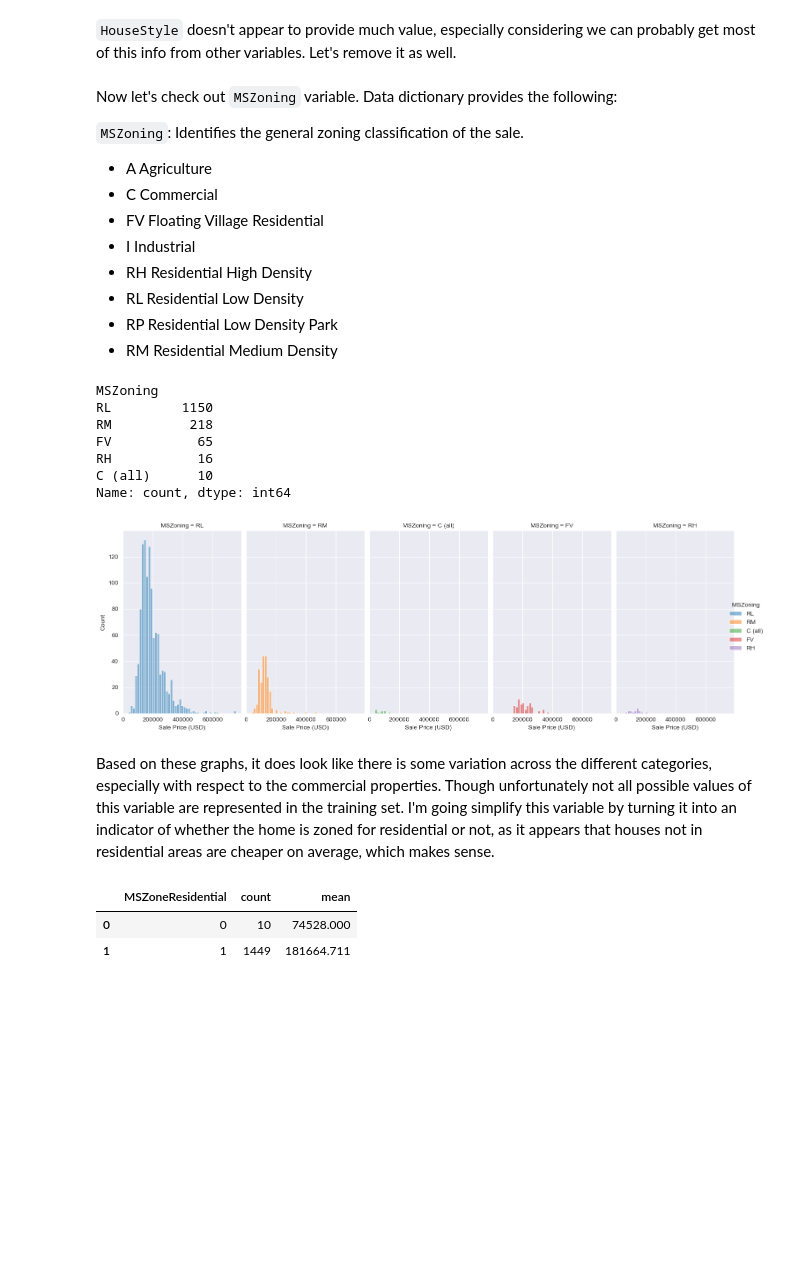
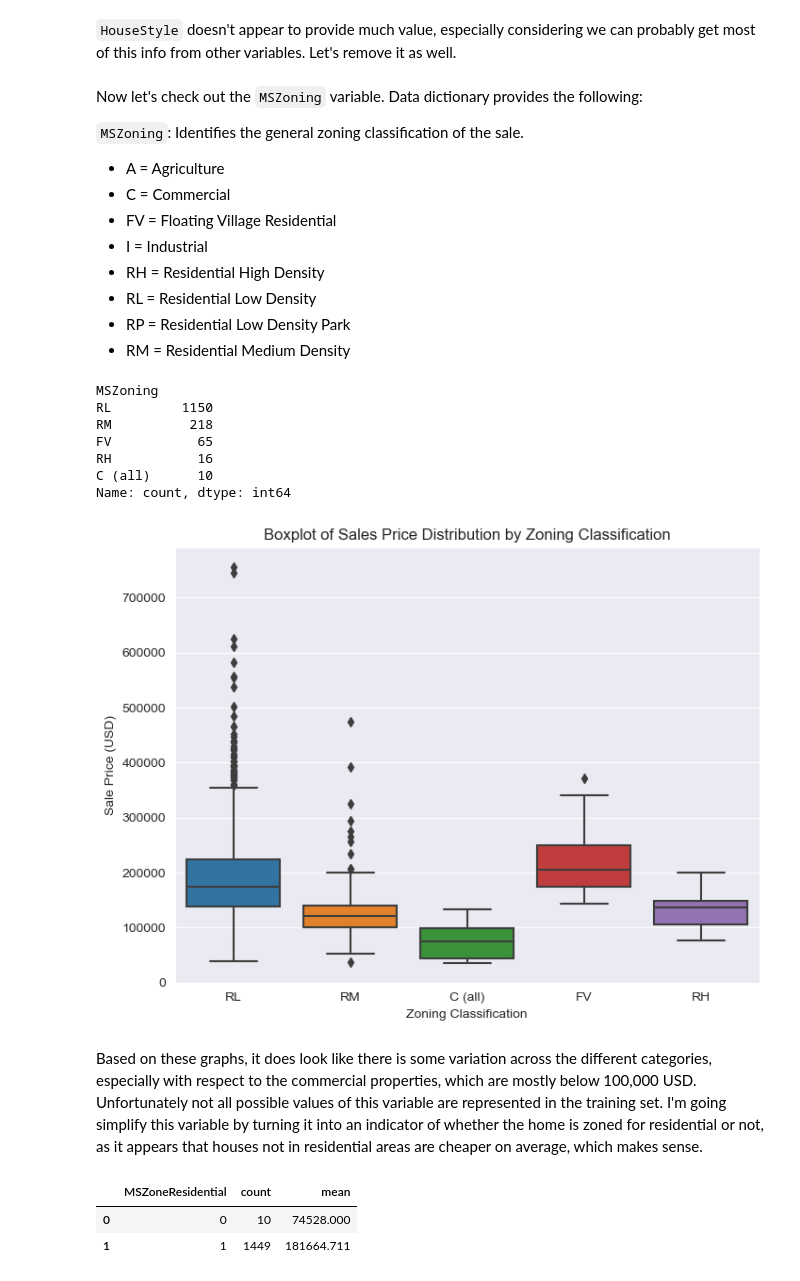
Before and after one commit to faupel15/Housing_Price_Prediction, a Jupyter notebook: Housing_Price_Prediction.ipynb, the cells around one changed output. Cells and saved outputs as stored; diff of their text form; code cells hidden in the pictures; blank space fills up the shorter version.

```diff
--- a/Housing_Price_Prediction.ipynb
+++ b/Housing_Price_Prediction.ipynb
@@ -857,6 +859,6 @@ I think `BldgType` could be simplified to classify houses as either 'Singular' a
 # %%
 # Create new variable based on simplified categories of BldgType
-houses['BldgType_cat'] = np.select([(houses['BldgType'] == '1Fam')], ['Singular'], default='Communal')
+houses['BldgType_cat'] = np.select([(houses['BldgType'] == '1Fam') | (houses['BldgType'] == 'TwnhsE')], ['Singular'], default='Communal')
 
 # Drop BldgType
 houses.drop(columns=['BldgType'], inplace=True)
@@ -885,50 +887,50 @@ houses.groupby('HouseStyle', as_index=False)['SalePrice'].agg(['count', 'mean',
 # %%
 houses.drop(columns=['HouseStyle'], inplace=True)
 # %% [markdown]
-Now let's check out `MSZoning` variable. Data dictionary provides the following:
+Now let's check out the `MSZoning` variable. Data dictionary provides the following:
 
 `MSZoning`: Identifies the general zoning classification of the sale.
 
-- A	Agriculture
-- C	Commercial
-- FV	Floating Village Residential
-- I	Industrial
-- RH	Residential High Density
-- RL	Residential Low Density
-- RP	Residential Low Density Park
-- RM	Residential Medium Density
+- A	 = Agriculture
+- C	 = Commercial
+- FV = 	Floating Village Residential
+- I	 = Industrial
+- RH = 	Residential High Density
+- RL = 	Residential Low Density
+- RP = 	Residential Low Density Park
+- RM = 	Residential Medium Density
 # %%
 # Show the counts of each group
 display(houses['MSZoning'].value_counts())
 
-# Plot distribution of SalePrice across MSZoning groups
-h = sns.displot(
+# Set the size of the plot
+plt.figure(figsize=(8, 6))
+
+# Boxplot of SalePrice across MSZoning groups
+h = sns.boxplot(
     data=houses,
-    x="SalePrice",
-    hue='MSZoning',
-    col='MSZoning'
+    x="MSZoning",
+    y="SalePrice"
 )
 
-# Set titles for each graph
-h.set_axis_labels("Sale Price (USD)")
+# Set plot labels
+h.set_xlabel("Zoning Classification")
+h.set_ylabel("Sale Price (USD)")
+h.set_title("Boxplot of Sales Price Distribution by Zoning Classification")
 
-# Adjust plot parameters if needed (e.g., figsize)
-h.fig.set_figwidth(15)  # Adjust the fig width
-h.fig.set_figheight(5)  # Adjust the fig height
-
-# Show the plots
+# Show the plot
 plt.show()
 # %% [output]
 MSZoning
 RL         1150
 RM          218
 FV           65
 RH           16
 C (all)      10
 Name: count, dtype: int64
-[figure, old version]
+[figure, new version]
 # %% [markdown]
-Based on these graphs, it does look like there is some variation across the different categories, especially with respect to the commercial properties. Though unfortunately not all possible values of this variable are represented in the training set. I'm going simplify this variable by turning it into an indicator of whether the home is zoned for residential or not, as it appears that houses not in residential areas are cheaper on average, which makes sense.
+Based on these graphs, it does look like there is some variation across the different categories, especially with respect to the commercial properties, which are mostly below 100,000 USD. Unfortunately not all possible values of this variable are represented in the training set. I'm going simplify this variable by turning it into an indicator of whether the home is zoned for residential or not, as it appears that houses not in residential areas are cheaper on average, which makes sense.
 # %%
 # Create a new variable indicating if MSZoning is residential
 resident_zones = ['FV', 'RH', 'RL', 'RP', 'RM']
```
Also changed, not shown: parts of 12 cells of this notebook.
